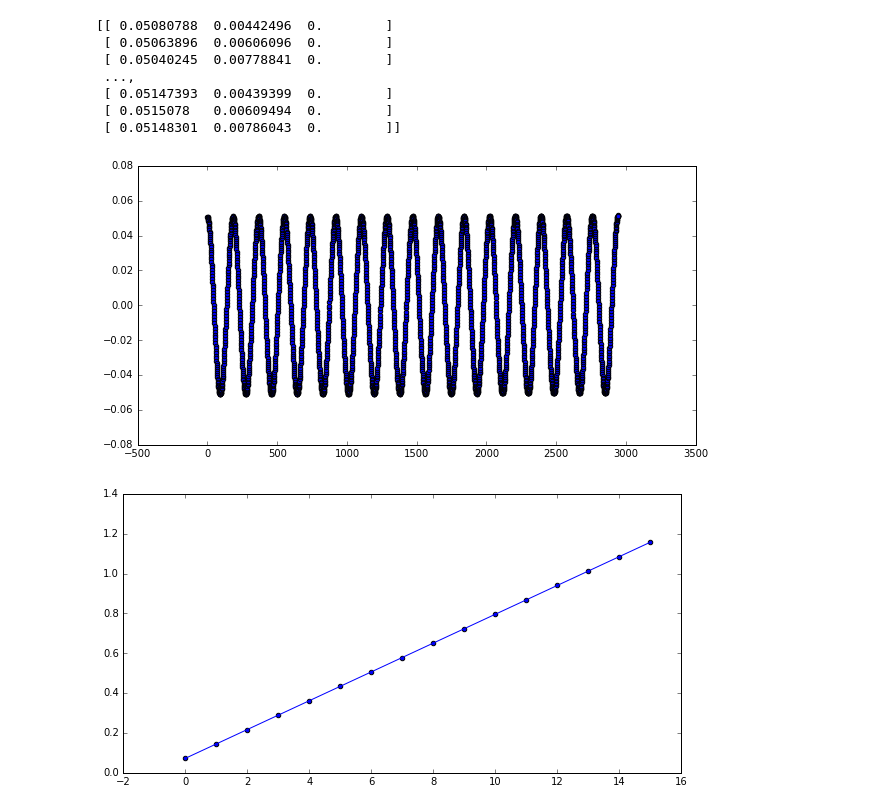
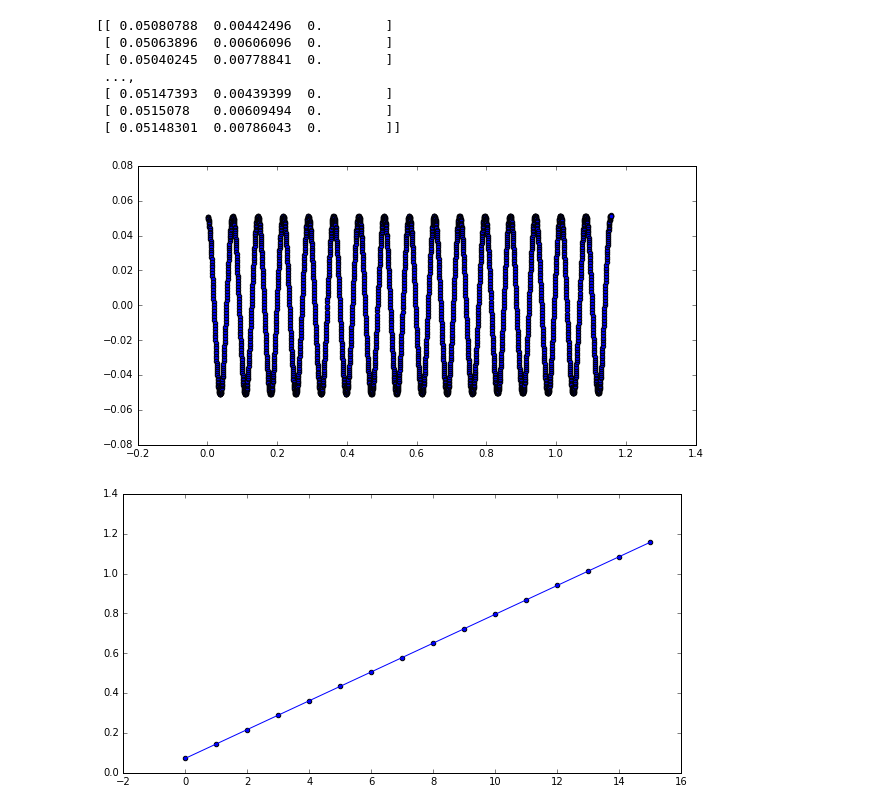
Before and after one commit to afcarl/ttv-masstest, a Jupyter notebook: ttv.ipynb, the cells around one changed output. Saved outputs shown, nothing was run; the diff lists cells and outputs as text; code cells hidden in the pictures.

Commit message:
1 more plot

```diff
--- a/ttv.ipynb
+++ b/ttv.ipynb
@@ -54,9 +54,11 @@ D_previous = 1.
 time_previous = sim.t-0.01
 transit_times = np.zeros(transits)
 position_data = np.zeros((0,3))
+time_data = np.zeros(0)
 while(transits_var < transits):
     sim.step()
     position_data = np.append(position_data, [sim.particles[1].xyz], axis=0)
+    time_data = np.append(time_data, sim.t)
     D = calc_D(sim, 1)
     if(D>0 and D_previous<0 and sim.particles[1].x>0):
         transit_times[transits_var] = bisect(sim, time_previous, sim.t)
@@ -70,19 +72,19 @@ while(transits_var < transits):
 # %%
 print position_data
 fig = plt.figure(figsize=(10,5))
 ax = plt.subplot(111)
-ax.scatter(np.arange(len(position_data[:,0])), position_data[:,0])
+ax.scatter(time_data, position_data[:,0])
 plt.show()
 #confirming how many transits we should see based on xyz
 # %% [output]
 [[ 0.05080788  0.00442496  0.        ]
  [ 0.05063896  0.00606096  0.        ]
  [ 0.05040245  0.00778841  0.        ]
  ...,
  [ 0.05147393  0.00439399  0.        ]
  [ 0.0515078   0.00609494  0.        ]
  [ 0.05148301  0.00786043  0.        ]]
-[figure, old version]
+[figure, new version]
 # %%
 slope, intercept, r_value, p_value, std_err = stats.linregress(np.arange(transits),transit_times)
 # %%
```
